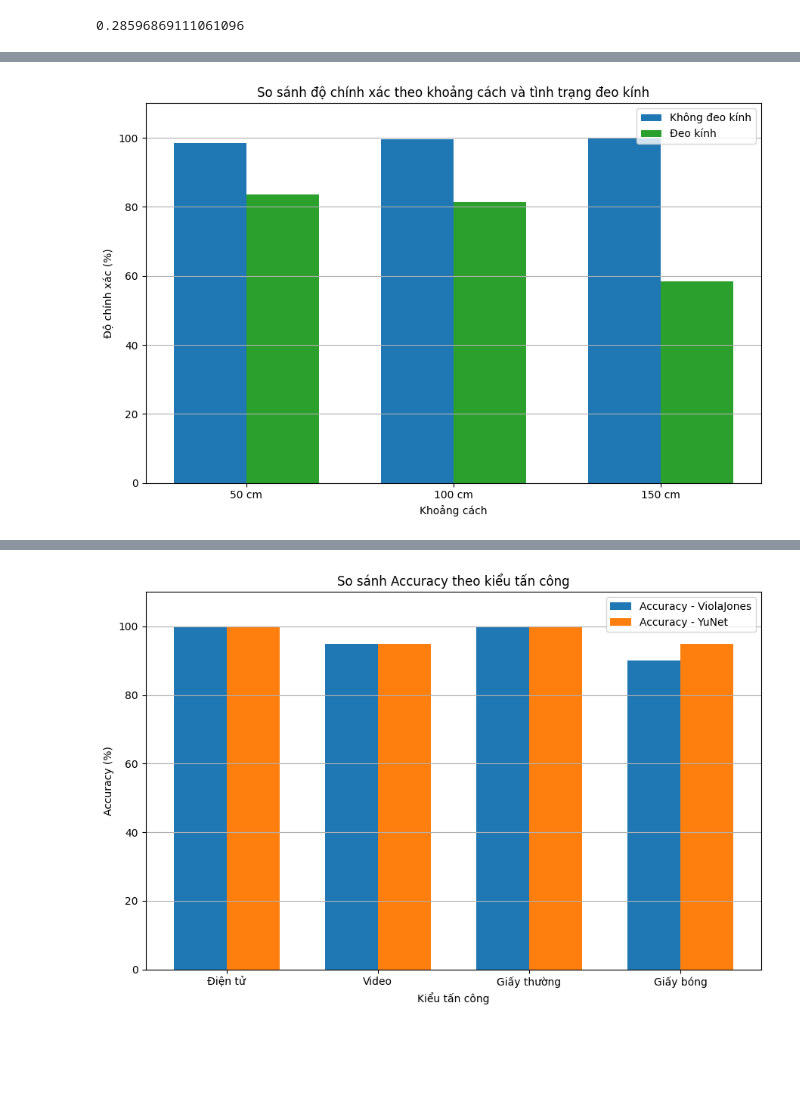
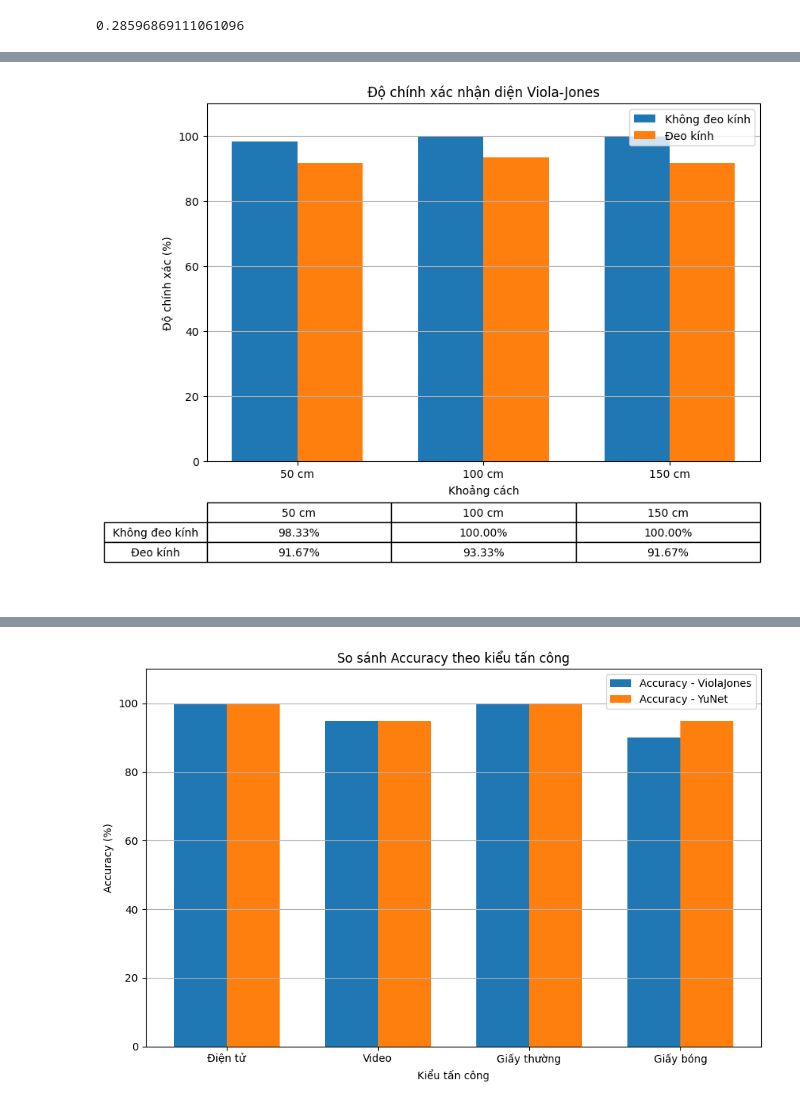
Before and after one commit to NLT22/DATN, a Jupyter notebook: test_perform.ipynb, the cells around one changed output, grey strips where cells are left out. Cells and saved outputs as stored; diff of their text form; code cells hidden in the pictures; blank space fills up the shorter version.

```diff
--- a/test_perform.ipynb
+++ b/test_perform.ipynb
@@ -509,35 +595,58 @@ plt.show()
 # %%
 import numpy as np
 import matplotlib.pyplot as plt
+from matplotlib.gridspec import GridSpec
 
-# ==== NHẬP SỐ LIỆU TẠI ĐÂY ====
+# ==== DỮ LIỆU ====
 distance_labels = ["50 cm", "100 cm", "150 cm"]
+no_glasses_accuracy = np.array([98.3333333, 100, 100])
+glasses_accuracy = np.array([91.66666667, 93.33333333, 91.66666667])
 
-# Độ chính xác (%) cho từng khoảng cách
-no_glasses_accuracy = np.array([98.5, 99.5, 100])   # ví dụ: không đeo kính
-glasses_accuracy = np.array([83.5, 81.5, 58.5])     # ví dụ: có đeo kính
+# ==== TẠO BỐ CỤC 2 TRỤC: 1 CHO BIỂU ĐỒ, 1 CHO BẢNG ====
+fig = plt.figure(figsize=(9, 8))
+gs = GridSpec(2, 1, height_ratios=[3, 1], hspace=0.05)  # tỉ lệ 3:1 giữa biểu đồ và bảng
 
-# ==== VẼ BIỂU ĐỒ ====
+# ==== TRỤC 1: BIỂU ĐỒ ====
+ax1 = fig.add_subplot(gs[0])
+
 bar_width = 0.35
 index = np.arange(len(distance_labels))
 
-fig, ax = plt.subplots(figsize=(9, 6))
+ax1.bar(index - bar_width/2, no_glasses_accuracy, bar_width, label='Không đeo kính', color='tab:blue')
+ax1.bar(index + bar_width/2, glasses_accuracy, bar_width, label='Đeo kính', color='tab:orange')
 
-# Cột độ chính xác cho từng điều kiện
-ax.bar(index - bar_width/2, no_glasses_accuracy, bar_width, label='Không đeo kính', color='tab:blue')
-ax.bar(index + bar_width/2, glasses_accuracy, bar_width, label='Đeo kính', color='tab:green')
+ax1.set_xlabel("Khoảng cách")
+ax1.set_ylabel("Độ chính xác (%)")
+ax1.set_title("Độ chính xác nhận diện Viola-Jones")
+ax1.set_xticks(index)
+ax1.set_xticklabels(distance_labels)
+ax1.set_ylim(0, 110)
+ax1.legend()
+ax1.grid(True, axis='y')
 
-# Gán nhãn và định dạng
-ax.set_xlabel("Khoảng cách")
-ax.set_ylabel("Độ chính xác (%)")
-ax.set_title("So sánh độ chính xác theo khoảng cách và tình trạng đeo kính")
-ax.set_xticks(index)
-ax.set_xticklabels(distance_labels)
-ax.set_ylim(0, 110)
-ax.legend()
-ax.grid(True, axis='y')
+# ==== TRỤC 2: BẢNG ====
+ax2 = fig.add_subplot(gs[1])
+ax2.axis('off')  # Ẩn trục
+
+# Tạo bảng dữ liệu
+table_data = [
+    [f"{val:.2f}%" for val in no_glasses_accuracy],
+    [f"{val:.2f}%" for val in glasses_accuracy]
+]
+row_labels = ['Không đeo kính', 'Đeo kính']
+col_labels = distance_labels
+
+# Hiển thị bảng
+table = ax2.table(cellText=table_data,
+                  rowLabels=row_labels,
+                  colLabels=col_labels,
+                  cellLoc='center',
+                  rowLoc='center',
+                  loc='center')
+
+table.scale(1, 1.5)  # Phóng to bảng
 
 plt.tight_layout()
 plt.show()
 # %% [output]
-[figure, old version]
+[figure, new version]
```
Also changed, not shown: parts of 3 cells of this notebook.
